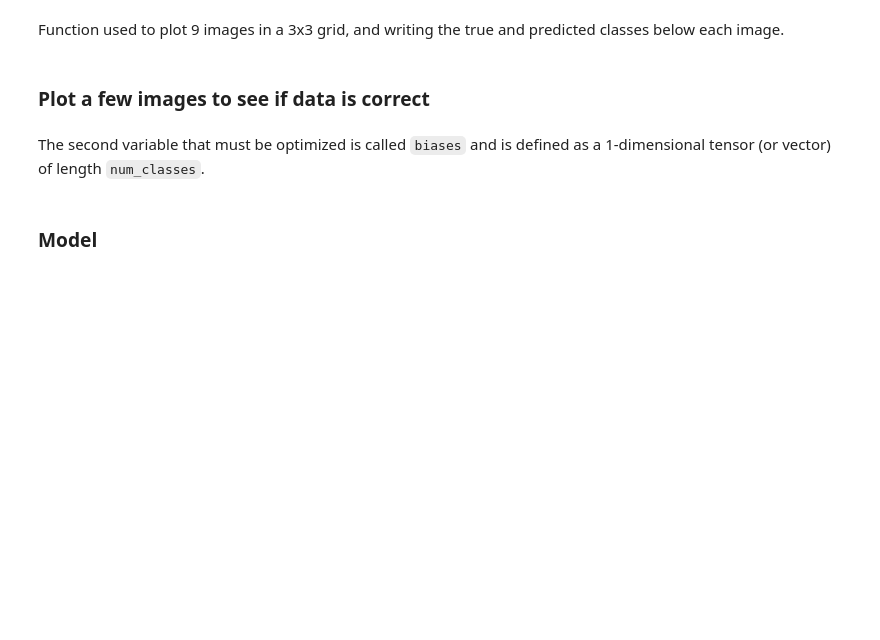
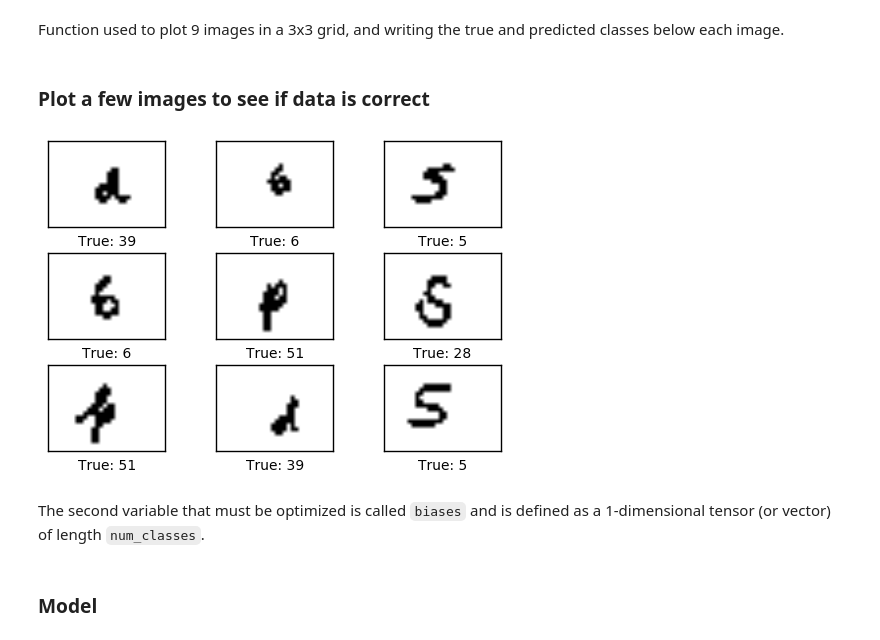
Before and after one commit to vimal1083/handwritten-character-recognition, a Jupyter notebook: Hand_writing_Recog_Simple_Linear_Model.ipynb, the cells around one changed output. Cells and saved outputs as stored; diff of their text form; code cells hidden in the pictures; blank space fills up the shorter version.

```diff
--- a/Hand_writing_Recog_Simple_Linear_Model.ipynb
+++ b/Hand_writing_Recog_Simple_Linear_Model.ipynb
@@ -56,14 +56,14 @@ print(create_argmax('Sample001'))
 import cv2
 i = 0
 def get_dataset():
-    DATASET_LOCATION = '/home/aspire/Downloads/RBL/English/Hnd/Img'
+    DATASET_LOCATION = '/var/www/python/ML/hcr/English/Hnd/Img'
     hcr = {'data':[], 'labels':[], 'cls':[]}
     for folder in glob(DATASET_LOCATION + '/*'):
             if os.path.isdir(folder):
                 for img_path in glob(folder + '/*.png'):
                     hcr.get('data').append(cvt_img2np(img_path))
                     hcr.get('labels').append(create_argmax(folder))
-                    hcr.get('cls').append(int(folder[-3:]))
+                    hcr.get('cls').append(int(folder[-3:]) - 1)
     print('read completed')
     # shuffle data
     permutate = np.random.permutation(len(hcr.get('data')))
@@ -120,12 +123,14 @@ def plot_images(images, cls_true, cls_pred=None):
 # %%
 # Get the first images from the test-set.
 images = hcr.get('data')[1000:1009]
 
 # Get the true classes for those images.
 cls_true = hcr.get('cls')[1000:1009]
 
 # Plot the images and labels using our helper-function above.
-#plot_images(images=images, cls_true=cls_true)
+plot_images(images=images, cls_true=cls_true)
+# %% [output]
+[figure, added]
 # %%
 x = tf.placeholder(tf.float32, [None, img_size_flat])
 # %%
```
Also changed, not shown: parts of 14 cells of this notebook, 8 other files.
